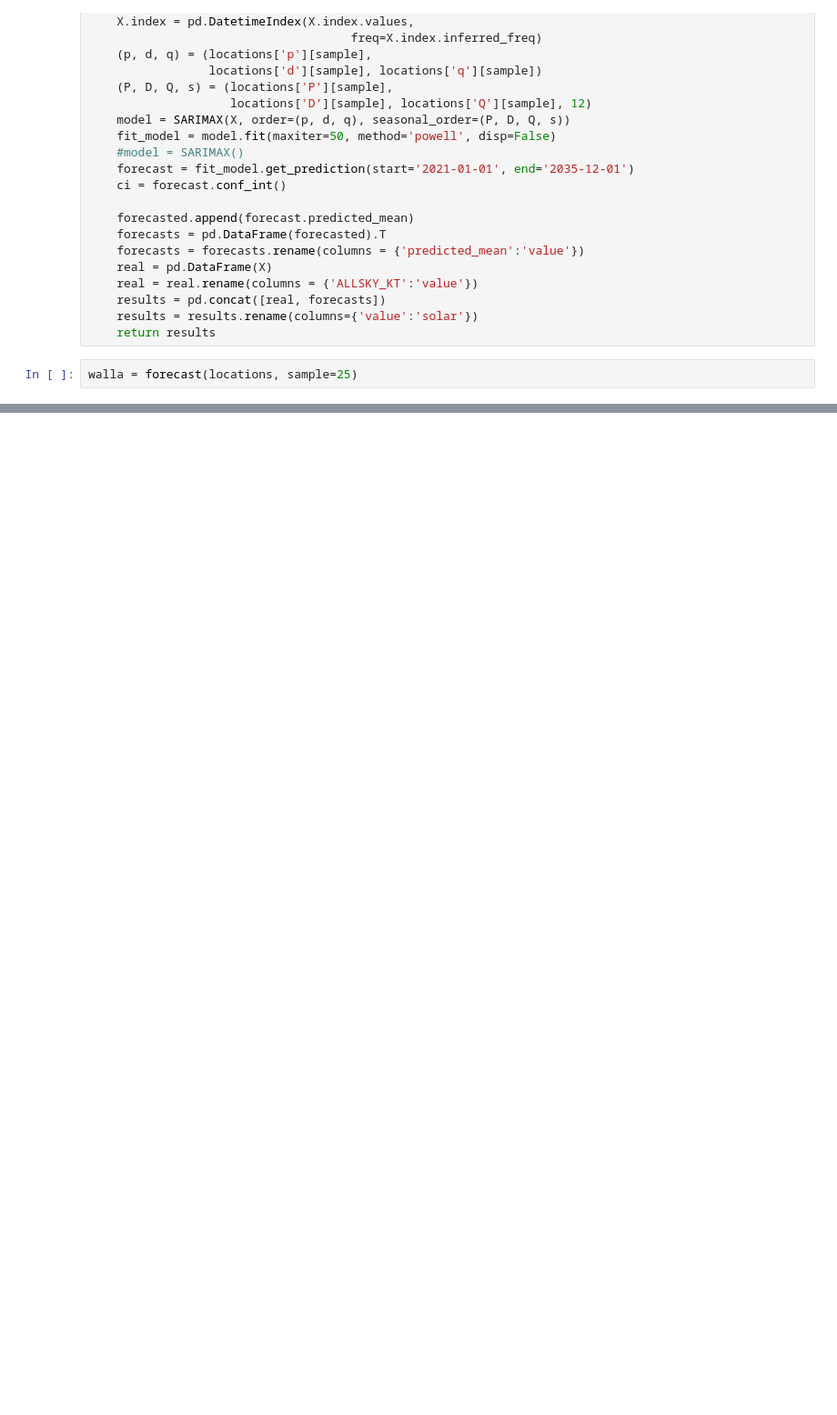
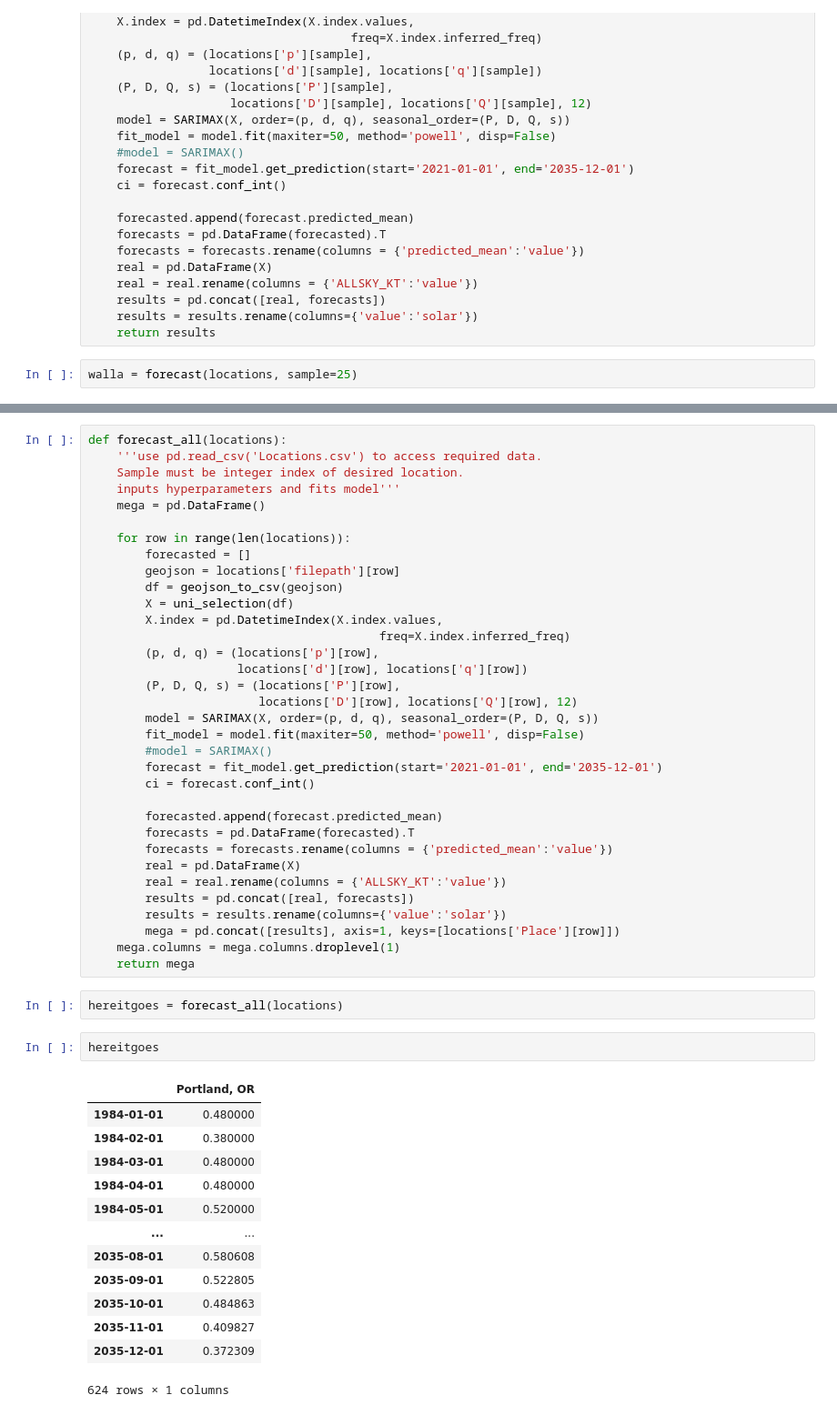
Before and after one commit to Solar-Wind-ML-DIRECT-2022-Project/2022-Project-Repo, a Jupyter notebook: serf/Forecasting.ipynb, the cells around one changed output, grey strips where cells are left out. Shown: that part at 91% size. Drawn from its saved outputs; the diff is of its cells as text; blank space fills up the shorter version.

```diff
--- a/serf/Forecasting.ipynb
+++ b/serf/Forecasting.ipynb
@@ -94,0 +88,52 @@ plt.plot(walla[443:], color='red')
+# %%
+def forecast_all(locations):
+    '''use pd.read_csv('Locations.csv') to access required data.
+    Sample must be integer index of desired location.
+    inputs hyperparameters and fits model'''
+    mega = pd.DataFrame()
+
+    for row in range(len(locations)):
+        forecasted = []
+        geojson = locations['filepath'][row]
+        df = geojson_to_csv(geojson)
+        X = uni_selection(df)
+        X.index = pd.DatetimeIndex(X.index.values,
+                                         freq=X.index.inferred_freq)
+        (p, d, q) = (locations['p'][row],
+                     locations['d'][row], locations['q'][row])
+        (P, D, Q, s) = (locations['P'][row],
+                        locations['D'][row], locations['Q'][row], 12)
+        model = SARIMAX(X, order=(p, d, q), seasonal_order=(P, D, Q, s))
+        fit_model = model.fit(maxiter=50, method='powell', disp=False)
+        #model = SARIMAX()
+        forecast = fit_model.get_prediction(start='2021-01-01', end='2035-12-01')
+        ci = forecast.conf_int()
+
+        forecasted.append(forecast.predicted_mean)
+        forecasts = pd.DataFrame(forecasted).T
+        forecasts = forecasts.rename(columns = {'predicted_mean':'value'})
+        real = pd.DataFrame(X)
+        real = real.rename(columns = {'ALLSKY_KT':'value'})
+        results = pd.concat([real, forecasts])
+        results = results.rename(columns={'value':'solar'})
+        mega = pd.concat([results], axis=1, keys=[locations['Place'][row]])
+    mega.columns = mega.columns.droplevel(1)
+    return mega
+# %%
+hereitgoes = forecast_all(locations)
+# %%
+hereitgoes
+# %% [output]
+|  | Portland, OR |
+| 1984-01-01 | 0.480000 |
+| 1984-02-01 | 0.380000 |
+| 1984-03-01 | 0.480000 |
+| 1984-04-01 | 0.480000 |
+| 1984-05-01 | 0.520000 |
+| ... | ... |
+| 2035-08-01 | 0.580608 |
+| 2035-09-01 | 0.522805 |
+| 2035-10-01 | 0.484863 |
+| 2035-11-01 | 0.409827 |
+| 2035-12-01 | 0.372309 |
+624 rows × 1 columns
```
Also changed, not shown: parts of 5 cells of this notebook, 2 other files.
